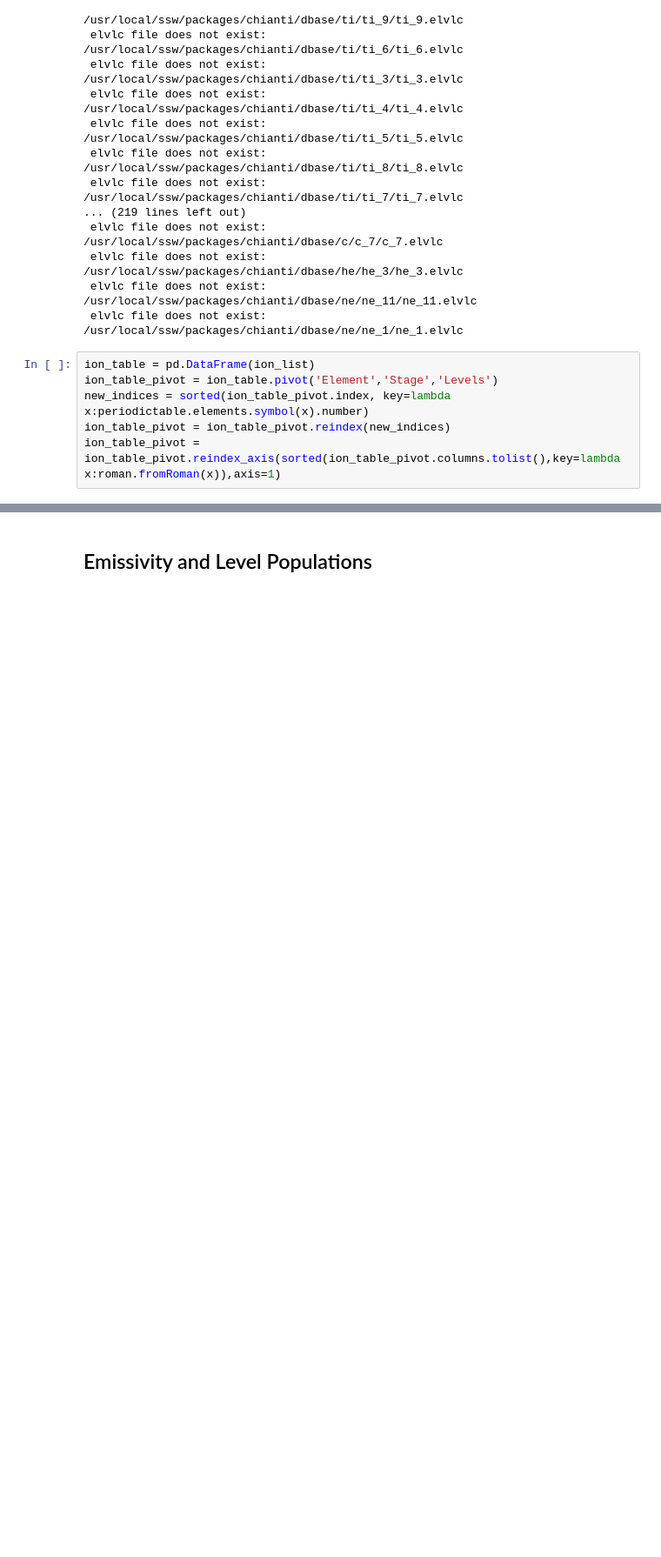
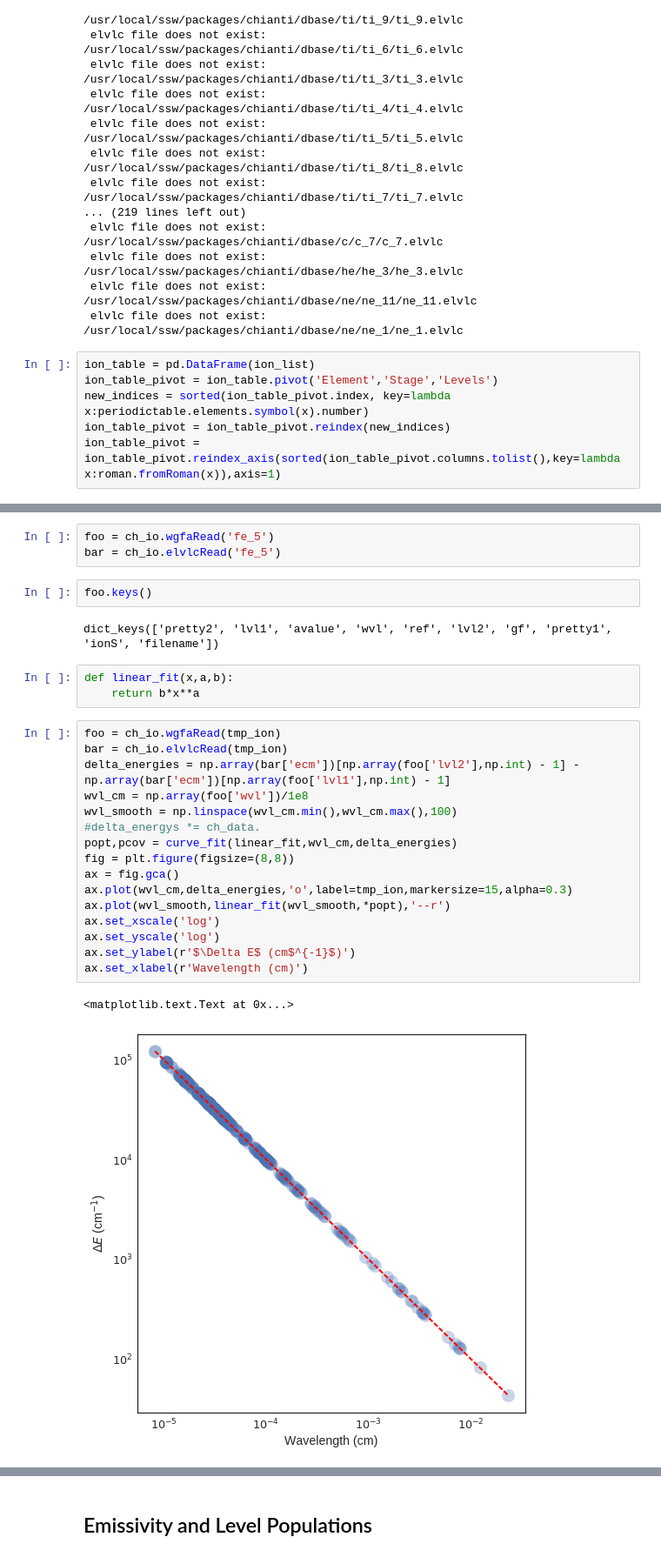
Before and after one commit to wtbarnes/chiantipy-talk-scipy-2017, a Jupyter notebook: paper/build_proceedings_figures.ipynb, the cells around one changed output, grey strips where cells are left out. Shown: that part at 87% size. Cells and saved outputs as stored; diff of their text form; blank space fills up the shorter version.

```diff
--- a/paper/build_proceedings_figures.ipynb
+++ b/paper/build_proceedings_figures.ipynb
@@ -84,0 +87,29 @@ sns.heatmap(ion_table_pivot,ax=fig.gca(),square=False,cmap=my_cmap,
+# %%
+foo = ch_io.wgfaRead('fe_5')
+bar = ch_io.elvlcRead('fe_5')
+# %%
+foo.keys()
+# %% [output]
+dict_keys(['pretty2', 'lvl1', 'avalue', 'wvl', 'ref', 'lvl2', 'gf', 'pretty1', 'ionS', 'filename'])
+# %%
+def linear_fit(x,a,b):
+    return b*x**a
+# %%
+foo = ch_io.wgfaRead(tmp_ion)
+bar = ch_io.elvlcRead(tmp_ion)
+delta_energies = np.array(bar['ecm'])[np.array(foo['lvl2'],np.int) - 1] - np.array(bar['ecm'])[np.array(foo['lvl1'],np.int) - 1]
+wvl_cm = np.array(foo['wvl'])/1e8
+wvl_smooth = np.linspace(wvl_cm.min(),wvl_cm.max(),100)
+#delta_energys *= ch_data.
+popt,pcov = curve_fit(linear_fit,wvl_cm,delta_energies)
+fig = plt.figure(figsize=(8,8))
+ax = fig.gca()
+ax.plot(wvl_cm,delta_energies,'o',label=tmp_ion,markersize=15,alpha=0.3)
+ax.plot(wvl_smooth,linear_fit(wvl_smooth,*popt),'--r')
+ax.set_xscale('log')
+ax.set_yscale('log')
+ax.set_ylabel(r'$\Delta E$ (cm$^{-1}$)')
+ax.set_xlabel(r'Wavelength (cm)')
+# %% [output]
+<matplotlib.text.Text at 0x...>
+[figure, added]
```
Also changed, not shown: parts of 10 cells of this notebook, 2 other files.
